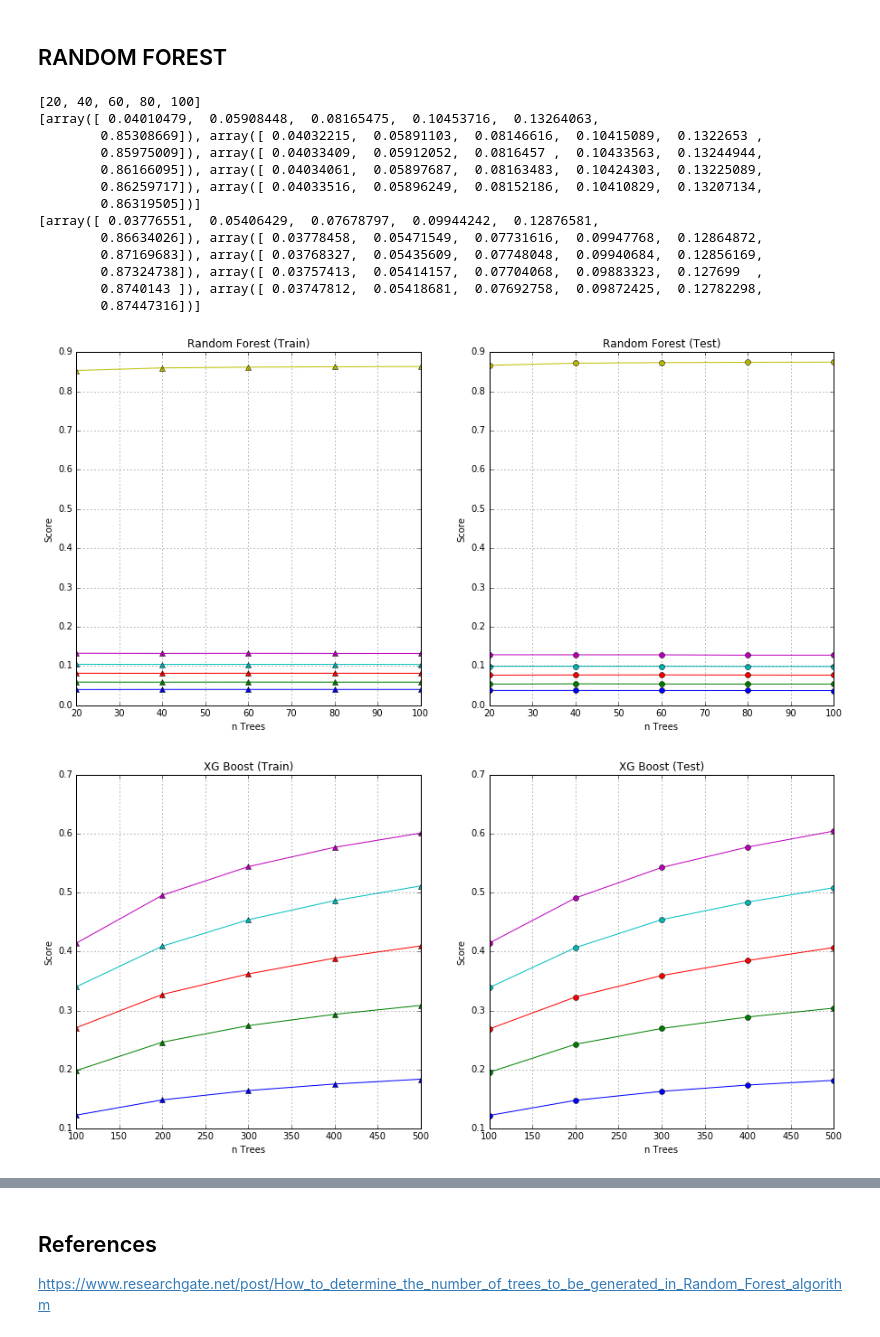
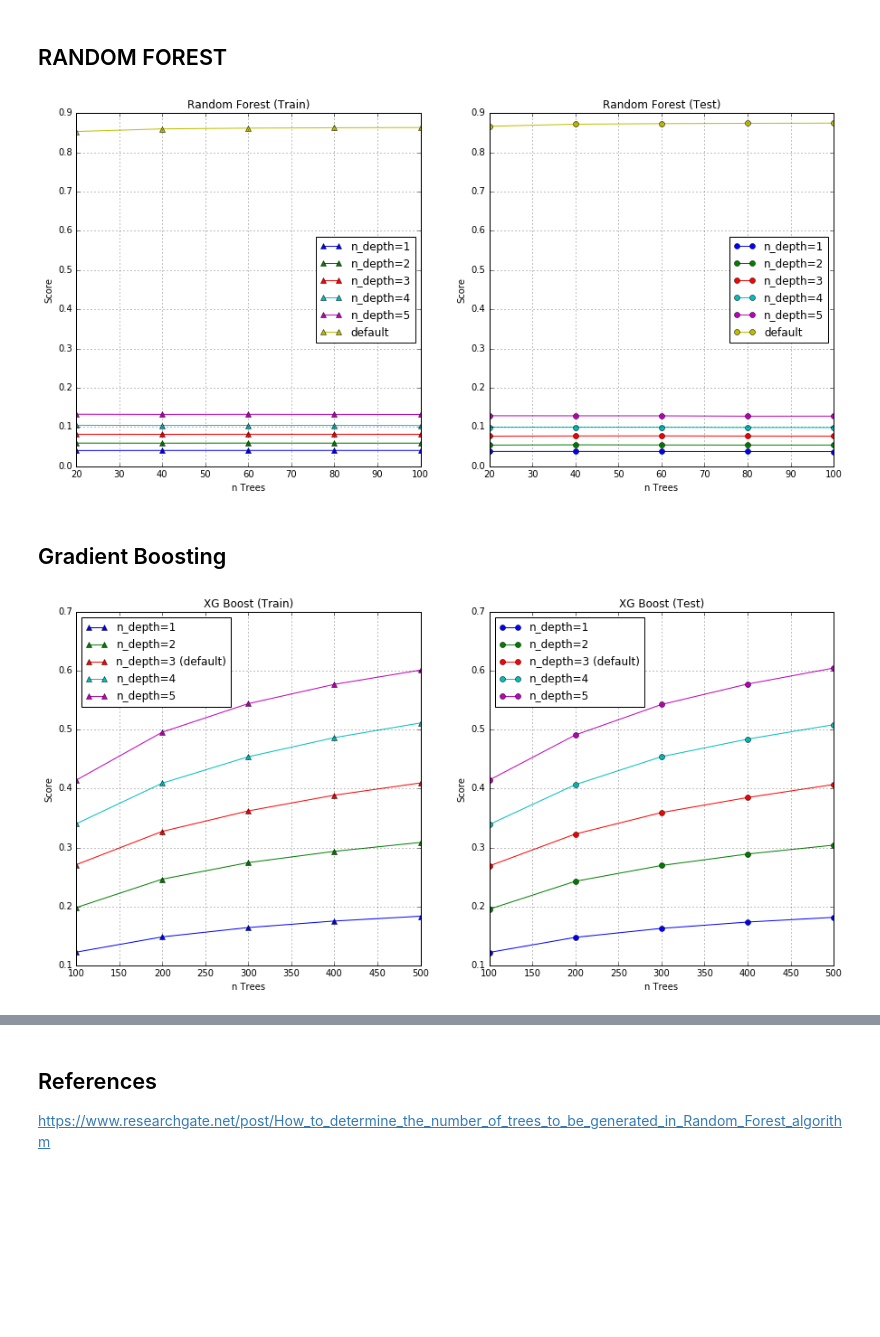
Before and after one commit to marwin-ko/projects, a Jupyter notebook: aerialintel-data_science_challenge/4_model_optimization.ipynb, the cells around one changed output, grey strips where cells are left out. Cells and saved outputs as stored; diff of their text form; code cells hidden in the pictures; blank space fills up the shorter version.

```diff
--- a/aerialintel-data_science_challenge/4_model_optimization.ipynb
+++ b/aerialintel-data_science_challenge/4_model_optimization.ipynb
@@ -20,6 +19,5 @@ from pprint import pprint
 # %%
-with open('train_scores.plk','rb') as f:
+with open('pickles/model_optimization_train_scores.plk','rb') as f:
     train_pickle = pickle.load(f)
-
-with open('test_scores.plk','rb') as f:
+with open('pickles/model_optimization_test_scores.plk','rb') as f:
     test_pickle = pickle.load(f)
@@ -65,71 +44,51 @@ plt.show()
 # %%
 name = 'Random Forest'
 param_list = train_pickle[name][0]
 train_scores= train_pickle[name][1]
 test_scores = test_pickle[name][1]
-
 fig,axs = plt.subplots(nrows=1,ncols=2)
 fig.set_figheight(7)
 fig.set_figwidth(15)
 ax = axs[0]
 ax.plot(param_list,train_scores,marker='^')
-# ax.legend(['n_depth={}'.format(n) for n in np.arange(1,max_depth+1,1)],loc=3)
+ax.legend(['n_depth={}'.format(n) for n in range(1,6)]+['default'],loc=5)
 ax.legend()
 ax.set_title('Random Forest (Train)')
-# ax.axis([min_trees,max_trees,0,0.2])
 ax.set_xlabel('n Trees')
 ax.set_ylabel('Score')
 ax.grid(True)
-
 ax = axs[1]
 ax.plot(param_list,test_scores,marker='o')
-# ax.legend(['n_depth={}'.format(n) for n in np.arange(1,max_depth+1,1)],loc=3)
+ax.legend(['n_depth={}'.format(n) for n in range(1,6)]+['default'],loc=5)
 ax.set_title('Random Forest (Test)')
-# ax.axis([min_trees,max_trees,0,0.2])
 ax.set_xlabel('n Trees')
 ax.set_ylabel('Score')
 ax.grid(True)
 # %% [output]
-[20, 40, 60, 80, 100]
-[array([ 0.04010479,  0.05908448,  0.08165475,  0.10453716,  0.13264063,
-        0.85308669]), array([ 0.04032215,  0.05891103,  0.08146616,  0.10415089,  0.1322653 ,
-        0.85975009]), array([ 0.04033409,  0.05912052,  0.0816457 ,  0.10433563,  0.13244944,
-        0.86166095]), array([ 0.04034061,  0.05897687,  0.08163483,  0.10424303,  0.13225089,
-        0.86259717]), array([ 0.04033516,  0.05896249,  0.08152186,  0.10410829,  0.13207134,
-        0.86319505])]
-[array([ 0.03776551,  0.05406429,  0.07678797,  0.09944242,  0.12876581,
-        0.86634026]), array([ 0.03778458,  0.05471549,  0.07731616,  0.09947768,  0.12864872,
-        0.87169683]), array([ 0.03768327,  0.05435609,  0.07748048,  0.09940684,  0.12856169,
-        0.87324738]), array([ 0.03757413,  0.05414157,  0.07704068,  0.09883323,  0.127699  ,
-        0.8740143 ]), array([ 0.03747812,  0.05418681,  0.07692758,  0.09872425,  0.12782298,
-        0.87447316])]
-[figure, old version]
+[figure, new version]
+# %% [markdown]
+## Gradient Boosting
 # %%
 name = 'Gradient Boost'
 param_list = train_pickle[name][0]
 train_scores= train_pickle[name][1]
 test_scores = test_pickle[name][1]
-
-
 fig,axs = plt.subplots(nrows=1,ncols=2)
 fig.set_figheight(7)
 fig.set_figwidth(15)
 ax = axs[0]
 ax.plot(param_list,train_scores,marker='^')
-# ax.legend(['n_depth={}'.format(n) for n in np.arange(min_depth,max_depth+1,1)],loc=3)
+ax.legend(['n_depth={} (default)'.format(n) if n==3 else 'n_depth={}'.format(n) for n in range(1,6)]+['default'],loc=2)
 ax.set_title('XG Boost (Train)')
-# ax.axis([min_trees,max_trees,0,1])
 ax.set_xlabel('n Trees')
 ax.set_ylabel('Score')
 ax.grid(True)
-
 ax = axs[1]
 ax.plot(param_list,test_scores,marker='o')
-# ax.legend(['n_depth={}'.format(n) for n in np.arange(min_depth,max_depth+1,1)],loc=3)
+ax.legend(['n_depth={} (default)'.format(n) if n==3 else 'n_depth={}'.format(n) for n in range(1,6)]+['default'],loc=2)
 ax.set_title('XG Boost (Test)')
-# ax.axis([min_trees,max_trees,0,1])
 ax.set_xlabel('n Trees')
 ax.set_ylabel('Score')
 ax.grid(True)
 # %% [output]
-[figure, old version]
+[figure, new version]
```
Also changed, not shown: parts of 10 cells of this notebook, 1 other file.
